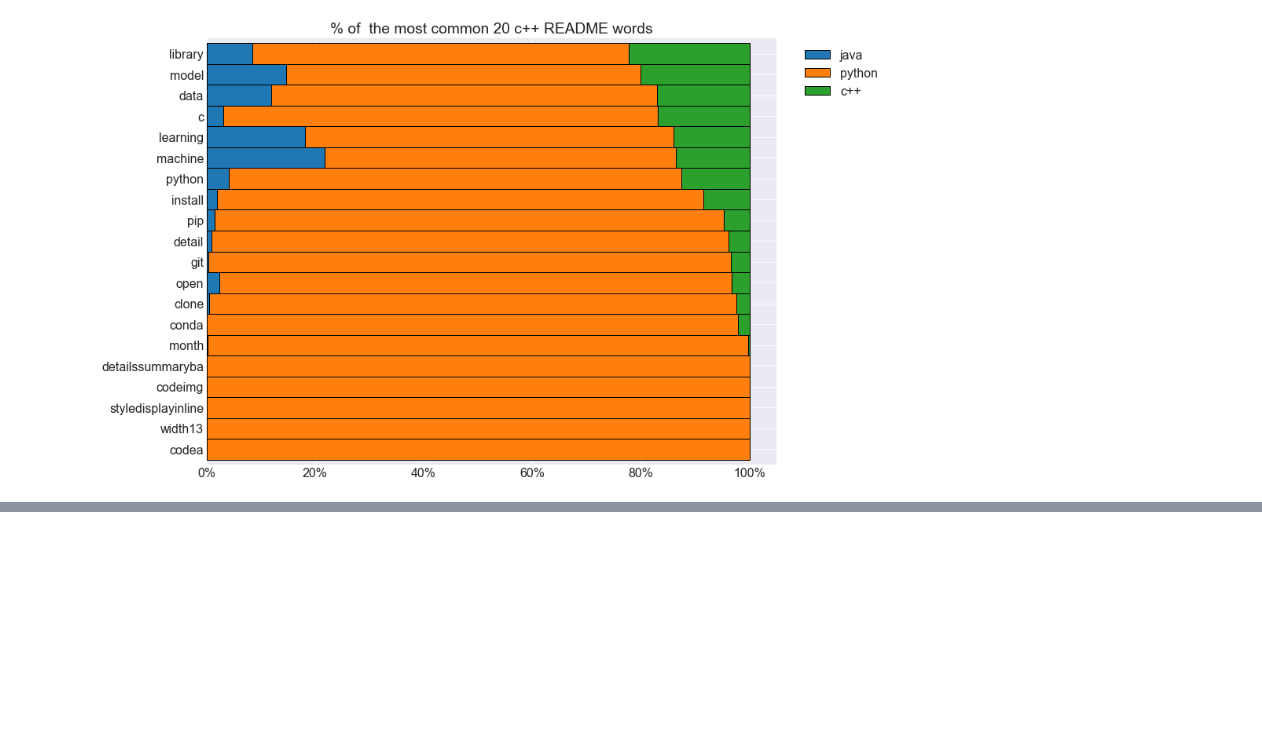
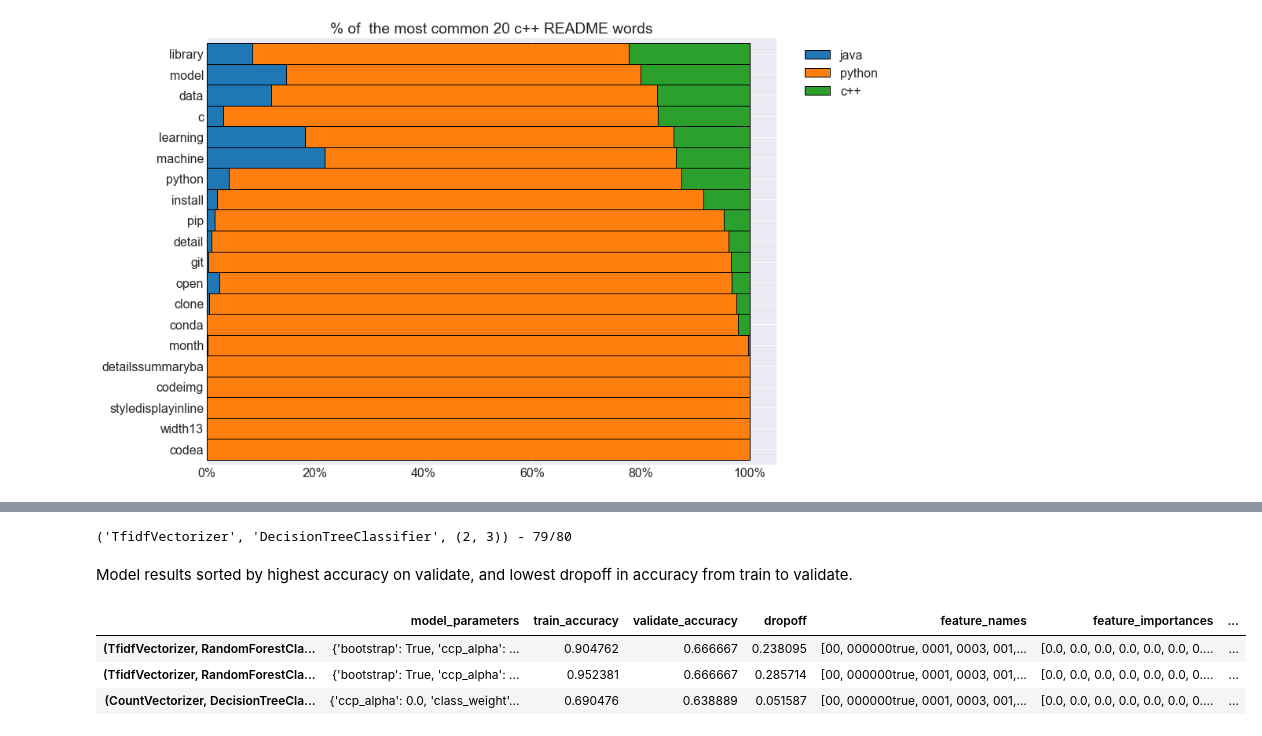
Before and after one commit to brandyn-oliver-jesse-nlp/github-readme-languages, a Jupyter notebook: final_notebook.ipynb, the cells around one changed output, grey strips where cells are left out. Saved outputs shown, nothing was run; the diff lists cells and outputs as text; code cells hidden in the pictures; blank space fills up the shorter version.

```diff
--- a/final_notebook.ipynb
+++ b/final_notebook.ipynb
@@ -97,0 +113,29 @@ explore.common_words(word_counts)
+# %%
+target = 'language'
+# Define list of vectorizers
+vectorizers = [CountVectorizer, TfidfVectorizer]
+# Define list of classification models
+class_models = [MultinomialNB(),
+                RandomForestClassifier(random_state=123, max_depth = 1),
+                RandomForestClassifier(random_state=123, max_depth = 2),
+                LogisticRegression(C=0.01),
+                LogisticRegression(C=0.1),
+                LogisticRegression(C=1.0),
+                DecisionTreeClassifier(max_depth=1),
+               DecisionTreeClassifier(max_depth=2)]
+# Establish range of ngrams to use - (1,2) means use both unigrams and bigrams
+ngram_range_values = [(1,1),(1,2),(2,2),(1,3),(2,3)]
+print_results_param = False
+# %%
+results = model.model_multiple(vectorizers, class_models, ngram_range_values, train, validate, target, print_results_param)
+# %% [output]
+('TfidfVectorizer', 'DecisionTreeClassifier', (2, 3)) - 79/80
+# %% [markdown]
+Model results sorted by highest accuracy on validate, and lowest dropoff in accuracy from train to validate.
+# %%
+results.head(3)
+# %% [output]
+|  | model_parameters | train_accuracy | validate_accuracy | dropoff | feature_names | feature_importances | ... |
+| (TfidfVectorizer, RandomForestCla... | {'bootstrap': True, 'ccp_alpha': ... | 0.904762 | 0.666667 | 0.238095 | [00, 000000true, 0001, 0003, 001,... | [0.0, 0.0, 0.0, 0.0, 0.0, 0.0, 0.... | ... |
+| (TfidfVectorizer, RandomForestCla... | {'bootstrap': True, 'ccp_alpha': ... | 0.952381 | 0.666667 | 0.285714 | [00, 000000true, 0001, 0003, 001,... | [0.0, 0.0, 0.0, 0.0, 0.0, 0.0, 0.... | ... |
+| (CountVectorizer, DecisionTreeCla... | {'ccp_alpha': 0.0, 'class_weight'... | 0.690476 | 0.638889 | 0.051587 | [00, 000000true, 0001, 0003, 001,... | [0.0, 0.0, 0.0, 0.0, 0.0, 0.0, 0.... | ... |
```
Also changed, not shown: parts of 9 cells of this notebook.
